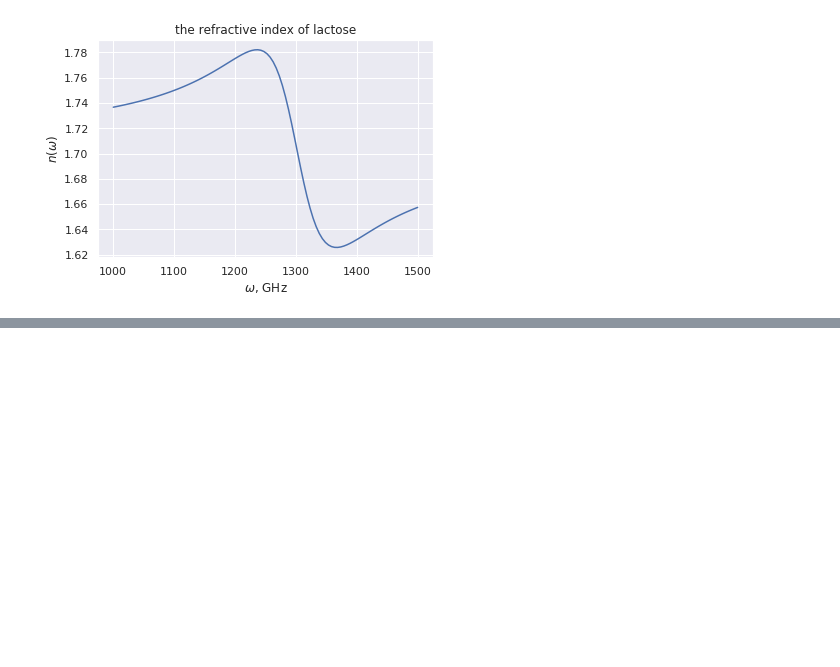
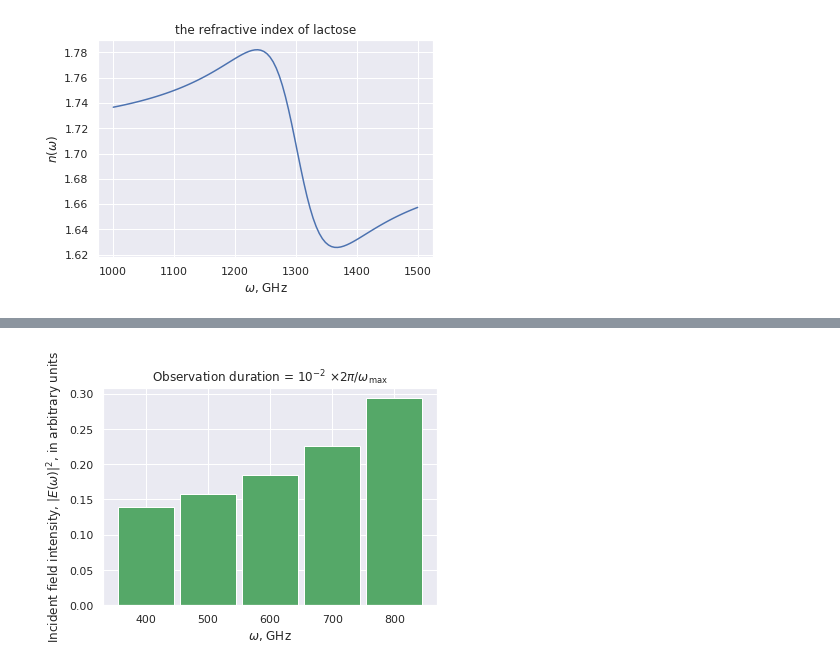
Before and after one commit to dibondar/miscellaneous, a Jupyter notebook: superoscilations.ipynb, the cells around one changed output, grey strips where cells are left out. Cells and saved outputs as stored; diff of their text form; code cells hidden in the pictures; blank space fills up the shorter version.

```diff
--- a/superoscilations.ipynb
+++ b/superoscilations.ipynb
@@ -310,0 +302,4 @@ plot_resonance(np.linspace(-100, 100, 100),0.05, 5 * 0.051)
+# %%
+sos.fields_transmitted(sos.short_half_period * 1e-2)
+# %% [output]
+[figure, added]
```
Also changed, not shown: parts of 13 cells of this notebook.
